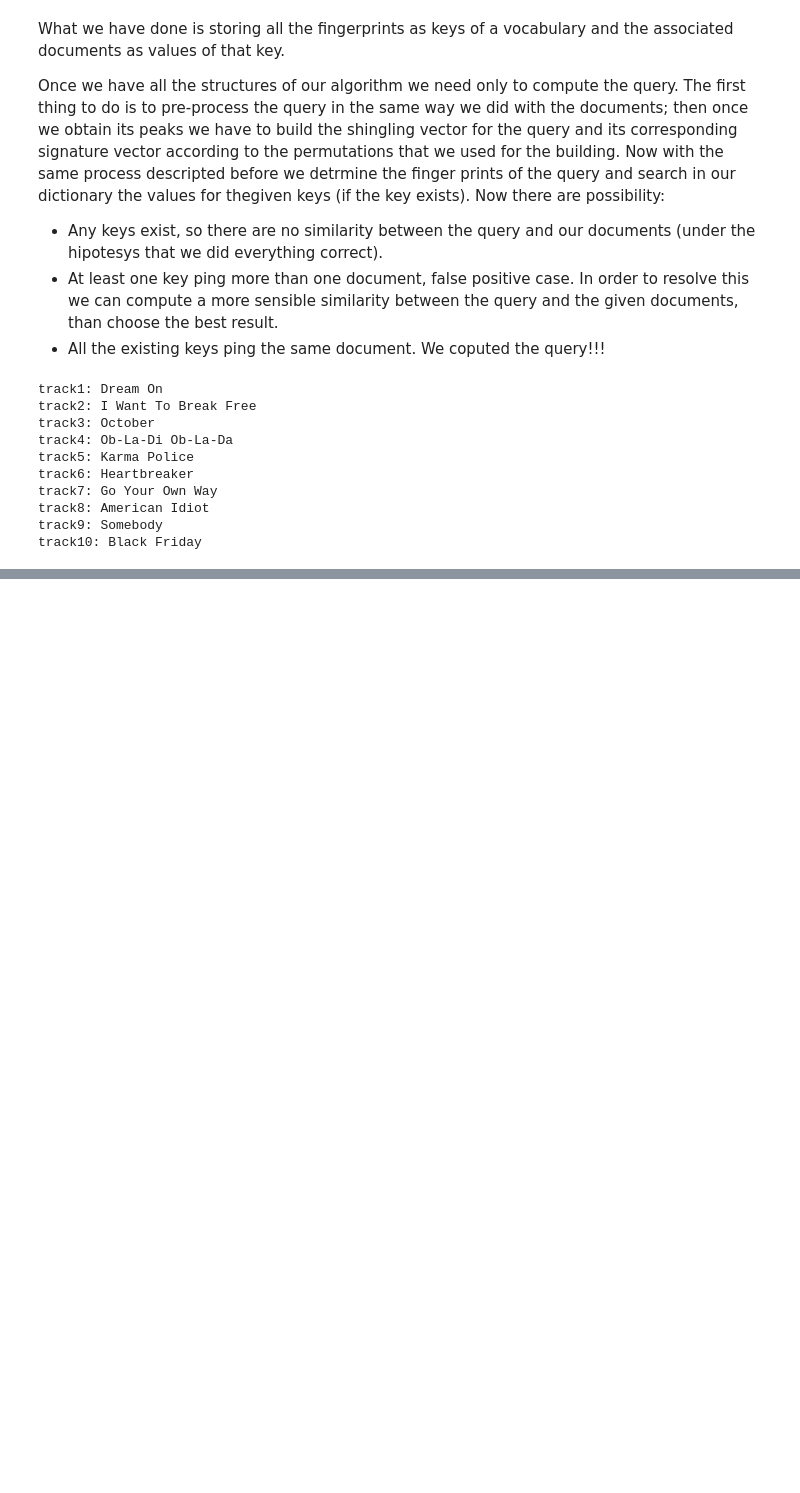
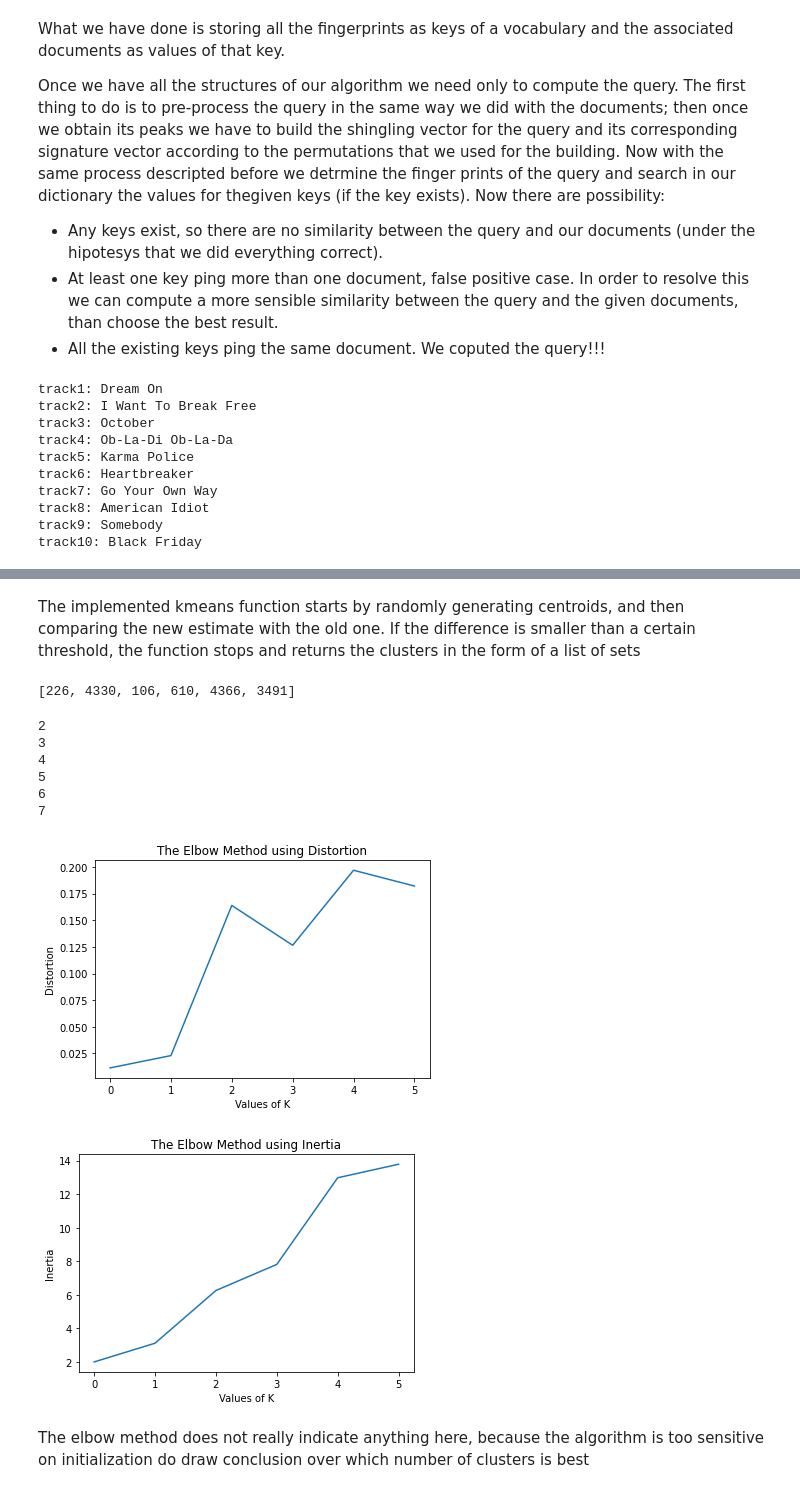
Before and after one commit to LucaProsciutto/ADM-HW4, a Jupyter notebook: ADM-HW04.ipynb, the cells around one changed output, grey strips where cells are left out. Cells and saved outputs as stored; diff of their text form; code cells hidden in the pictures; blank space fills up the shorter version.

```diff
--- a/ADM-HW04.ipynb
+++ b/ADM-HW04.ipynb
@@ -359,0 +859,4 @@ track10: Black Friday
+# %%
+final_temp_ds = pd.concat([total['track_language_code'], final_temp_ds], axis = 1)
+# %%
+final_temp_ds = pd.concat([total['metadata_artist_location'], final_temp_ds], axis = 1)
@@ -359,0 +865,2 @@ track10: Black Friday
+# %%
+final_ds = pd.concat([total['track_id'], final_temp_ds], axis = 1)
@@ -359,0 +885,12 @@ track10: Black Friday
+# %%
+point0 = final_ds[[word for word in final_ds.columns
+                     if word.startswith('Feature')
+                     or word == 'track_id'
+                     or word == 'audio_features_tempo'
+                     or word == 'track_duration'
+                           ]]
+scaler = StandardScaler()
+scaler.fit(point0[[i for i in point0.columns if i != 'track_id']])
+app = scaler.transform(point0[[i for i in point0.columns if i != 'track_id']])
+X = pd.DataFrame(app)
+point0 = pd.concat([point0['track_id'], X], axis = 1)
@@ -359,0 +910,2 @@ track10: Black Friday
+# %% [markdown]
+The implemented kmeans function starts by randomly generating centroids, and then comparing the new estimate with the old one. If the difference is smaller than a certain threshold, the function stops and returns the clusters in the form of a list of sets
@@ -359,0 +915,40 @@ track10: Black Friday
+# %%
+kmeans = KMeans(n_clusters=n_cluster_, init='k-means++', random_state=0).fit(X)
+clusters = [set() for i in range(n_cluster_)]
+for x in point0['track_id']:
+    j = np.argmin(np.array([distance(x, i) for i in kmeans.cluster_centers_]))
+    clusters[j].add(x)
+print([len(i) for i in clusters])
+# %% [output]
+[226, 4330, 106, 610, 4366, 3491]
+# %%
+distortions = []
+inertias = []
+
+for i in range(2, 8):
+    a, b = naive_kmeans2(i, np.array(point0['track_id']), 0.1)
+    distortions.append(a)
+    inertias.append(b)
+
+plt.plot(distortions)
+plt.xlabel('Values of K')
+plt.ylabel('Distortion')
+plt.title('The Elbow Method using Distortion')
+plt.show()
+
+plt.plot(inertias)
+plt.xlabel('Values of K')
+plt.ylabel('Inertia')
+plt.title('The Elbow Method using Inertia')
+plt.show()
+# %% [output]
+2
+3
+4
+5
+6
+7
+[figure, added]
+[figure, added]
+# %% [markdown]
+The elbow method does not really indicate anything here, because the algorithm is too sensitive on initialization do draw conclusion over which number of clusters is best
```
Also changed, not shown: parts of 204 cells of this notebook.
